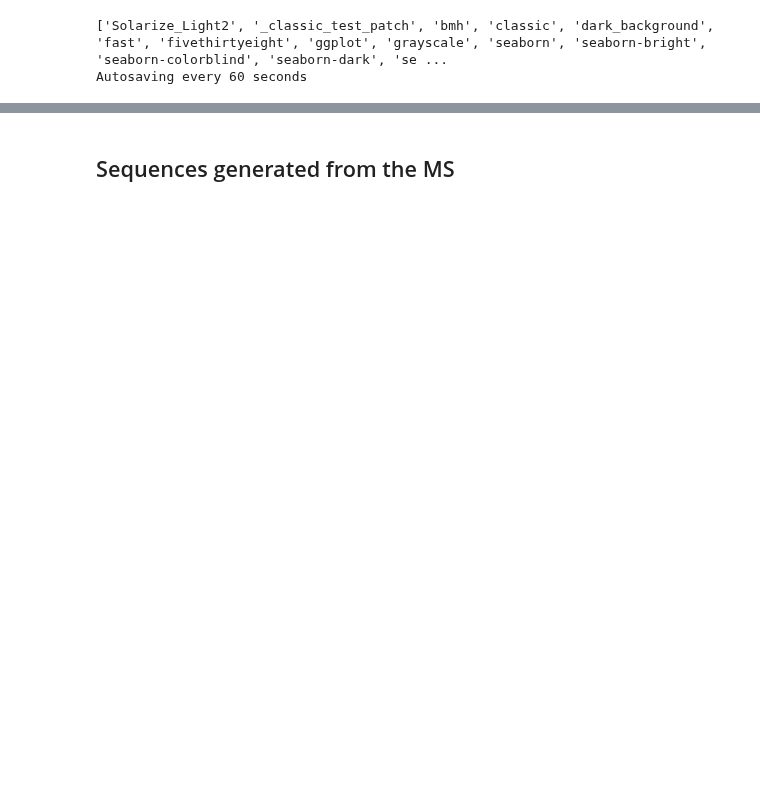
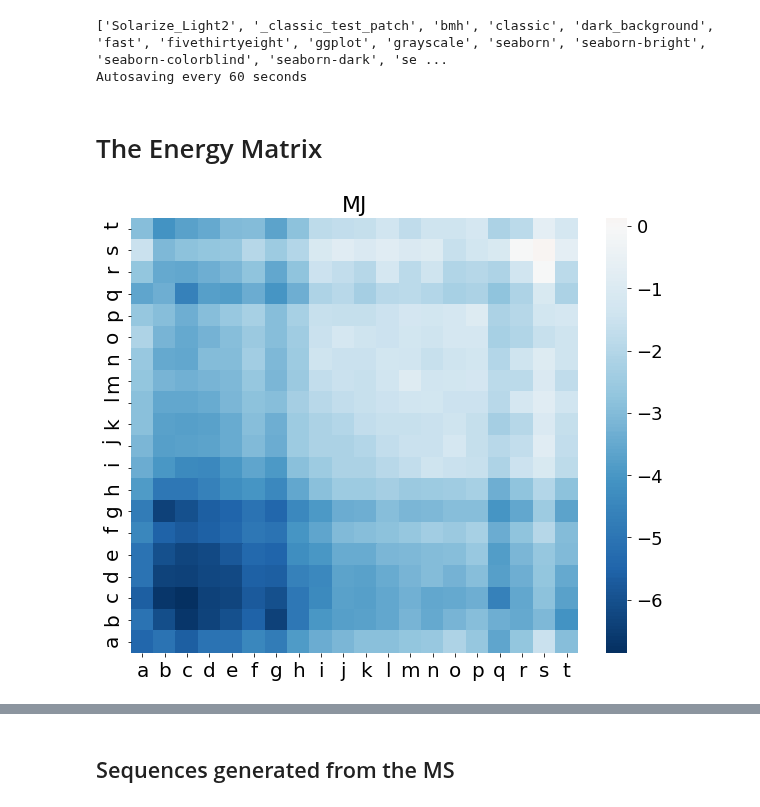
Before and after one commit to betoto008/Affinity_maturation, a Jupyter notebook: Jupyter_Notebooks/Shape_Space.ipynb, the cells around one changed output, grey strips where cells are left out. Saved outputs shown, nothing was run; the diff lists cells and outputs as text; code cells hidden in the pictures; blank space fills up the shorter version.

```diff
--- a/Jupyter_Notebooks/Shape_Space.ipynb
+++ b/Jupyter_Notebooks/Shape_Space.ipynb
@@ -31,3 +31,12 @@ print(style.available)
 # %% [output]
 ['Solarize_Light2', '_classic_test_patch', 'bmh', 'classic', 'dark_background', 'fast', 'fivethirtyeight', 'ggplot', 'grayscale', 'seaborn', 'seaborn-bright', 'seaborn-colorblind', 'seaborn-dark', 'se ...
 Autosaving every 60 seconds
+# %% [markdown]
+# The Energy Matrix
+# %%
+M2 = np.loadtxt('../../../../Dropbox/Research/Evolution_Immune_System/Text_files/MJ2.txt', skiprows= 1, usecols=range(1,21)).tolist()
+Alphabet = ['a', 'b', 'c', 'd', 'e', 'f', 'g', 'h', 'i', 'j', 'k', 'l', 'm', 'n', 'o', 'p', 'q', 'r', 's', 't']
+fig, ax = plt.subplots(figsize=(10,8))
+plot_energy_matrix(Energy_Matrix=M2, Alphabet=Alphabet, title='MJ', ax = ax)
+# %% [output]
+[figure, added]
```
Also changed, not shown: parts of 14 cells of this notebook, 25 other files.
